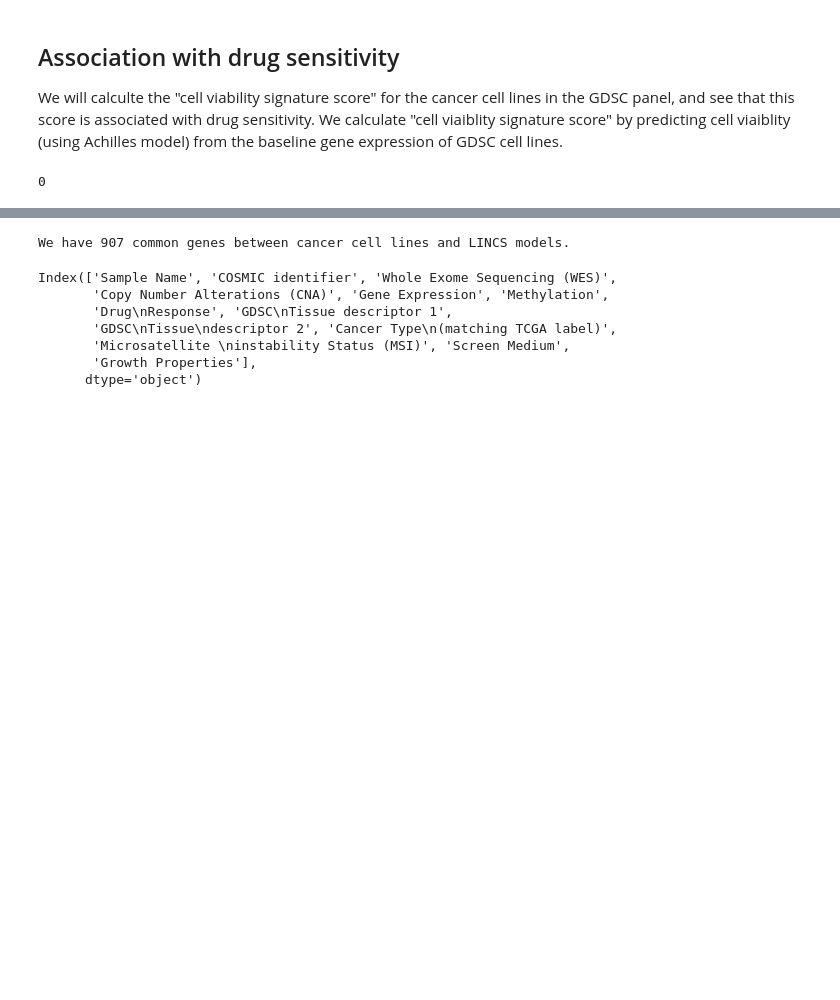
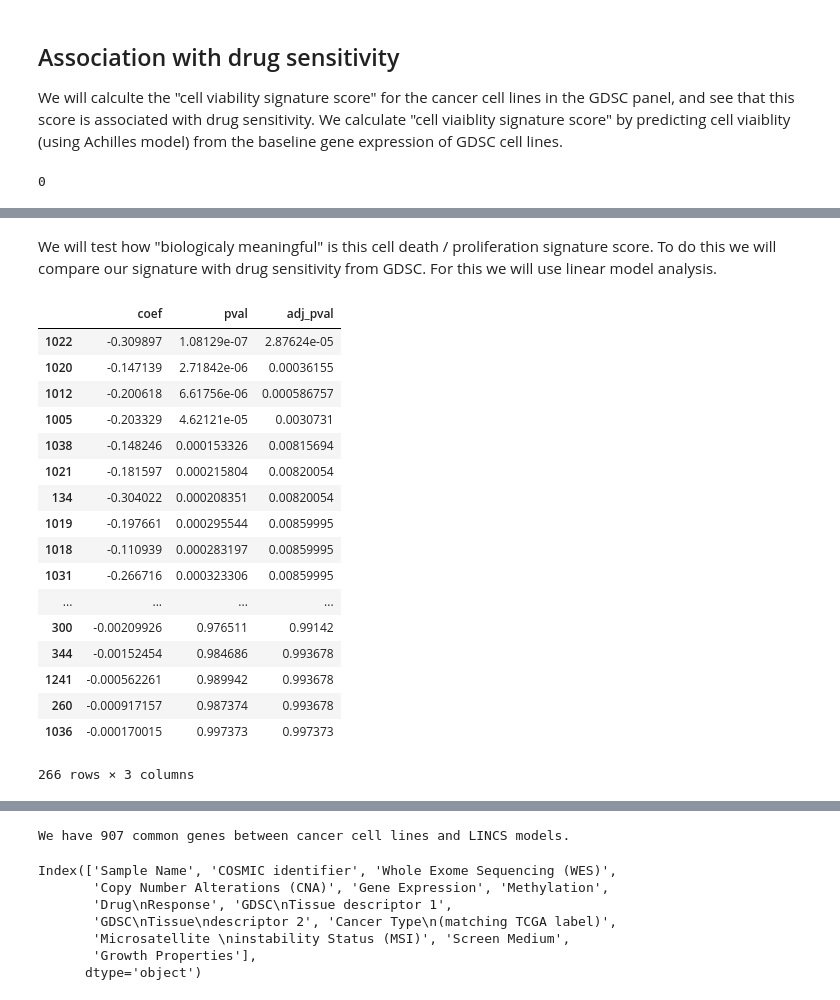
Before and after one commit to bence-szalai/Cell-death-signatures, a Jupyter notebook: code/cell_death_3_functional_analysis.ipynb, the cells around one changed output, grey strips where cells are left out. Drawn from its saved outputs; the diff is of its cells as text; code cells hidden in the pictures; blank space fills up the shorter version.

Commit message:
signature sensitivity analysis

```diff
--- a/code/cell_death_3_functional_analysis.ipynb
+++ b/code/cell_death_3_functional_analysis.ipynb
@@ -246,6 +249,6 @@ expression=expression.loc[genes]
 gene_anno=gene_anno[genes]
 expression.index=gene_anno.values
 expression.to_csv('../data/GDSC/gex.csv',sep=',')
-# also normalising the gene expression
-expression_norm=((expression.T-np.mean(expression,1))/np.std(expression,1)).T
-expression_norm.to_csv('../data/GDSC/gex_norm.csv',sep=',')
+std_pred=lowess(np.std(expression,1),np.mean(expression,1),return_sorted=False)
+expression_norm=((expression.T-np.mean(expression,1))/std_pred).T
+expression_norm.to_csv('../data/GDSC/norm_gex.csv')
@@ -251,0 +269,2 @@ expression_norm.to_csv('../data/GDSC/gex_norm.csv',sep=',')
+# %% [markdown]
+We will test how "biologicaly meaningful" is this cell death / proliferation signature score. To do this we will compare our signature with drug sensitivity from GDSC. For this we will use linear model analysis.
@@ -251,0 +274,57 @@ expression_norm.to_csv('../data/GDSC/gex_norm.csv',sep=',')
+# %%
+drug_sensitivity=pd.read_excel('../data/GDSC/v17.3_fitted_dose_response.xlsx')
+drug_sensitivity['COSMIC_ID']=drug_sensitivity['COSMIC_ID'].astype(str)
+# %%
+cell_anno=pd.read_excel('../data/GDSC/Cell_Lines_Details.xlsx',skip_footer=1)
+cell_anno['COSMIC identifier']=cell_anno['COSMIC identifier'].astype(str)
+fil=~pd.isnull(cell_anno['Cancer Type\n(matching TCGA label)']) # using only cell lines with known tissue
+cell_anno=cell_anno[fil]
+fil=~pd.isnull(cell_anno['Microsatellite \ninstability Status (MSI)'])
+cell_anno=cell_anno[fil]
+cosmics=list(set(score.index)&set(drug_sensitivity['COSMIC_ID'])&set(cell_anno['COSMIC identifier']))
+fil=np.in1d(score.index,cosmics)
+score=score[fil]
+fil=np.in1d(drug_sensitivity['COSMIC_ID'],cosmics)
+drug_sensitivity=drug_sensitivity[fil]
+fil=np.in1d(cell_anno['COSMIC identifier'],cosmics)
+cell_anno=cell_anno[fil]
+cell_anno.index=cell_anno['COSMIC identifier']
+drug_sensitivity['Tissue']=cell_anno.loc[drug_sensitivity['COSMIC_ID'].values,
+                                         'Cancer Type\n(matching TCGA label)'].values
+drug_sensitivity['MSI']=cell_anno.loc[drug_sensitivity['COSMIC_ID'].values,
+                                     'Microsatellite \ninstability Status (MSI)'].values
+drug_sensitivity['Signature']=score.loc[drug_sensitivity['COSMIC_ID'].values,
+                                       'Signature_score'].values
+fil=drug_sensitivity['Tissue']!='UNABLE TO CLASSIFY'
+drug_sensitivity=drug_sensitivity[fil]
+# %%
+drugs=list(set(drug_sensitivity['DRUG_ID']))
+model_results=pd.DataFrame(index=drugs,columns=['coef','pval'])
+for drug in drugs:
+    fil=drug_sensitivity['DRUG_ID']==drug
+    model_data=drug_sensitivity[fil].copy()[['COSMIC_ID','Tissue','Signature','MSI','LN_IC50','AUC']]
+    model=smf.ols('LN_IC50 ~ Signature + Tissue + MSI',data=model_data).fit()
+    model_results.loc[drug,:]=(model.params['Signature'],model.pvalues['Signature'])
+model_results['adj_pval']=multipletests(model_results['pval'],method='fdr_bh')[1]
+model_results.to_csv('../results/functional/linear_models/signature.csv')
+# %%
+model_results.sort_values('adj_pval')
+# %% [output]
+|  | coef | pval | adj_pval |
+| 1022 | -0.309897 | 1.08129e-07 | 2.87624e-05 |
+| 1020 | -0.147139 | 2.71842e-06 | 0.00036155 |
+| 1012 | -0.200618 | 6.61756e-06 | 0.000586757 |
+| 1005 | -0.203329 | 4.62121e-05 | 0.0030731 |
+| 1038 | -0.148246 | 0.000153326 | 0.00815694 |
+| 1021 | -0.181597 | 0.000215804 | 0.00820054 |
+| 134 | -0.304022 | 0.000208351 | 0.00820054 |
+| 1019 | -0.197661 | 0.000295544 | 0.00859995 |
+| 1018 | -0.110939 | 0.000283197 | 0.00859995 |
+| 1031 | -0.266716 | 0.000323306 | 0.00859995 |
+| ... | ... | ... | ... |
+| 300 | -0.00209926 | 0.976511 | 0.99142 |
+| 344 | -0.00152454 | 0.984686 | 0.993678 |
+| 1241 | -0.000562261 | 0.989942 | 0.993678 |
+| 260 | -0.000917157 | 0.987374 | 0.993678 |
+| 1036 | -0.000170015 | 0.997373 | 0.997373 |
+266 rows × 3 columns
```
Also changed, not shown: parts of 14 cells of this notebook, 1 other file.
